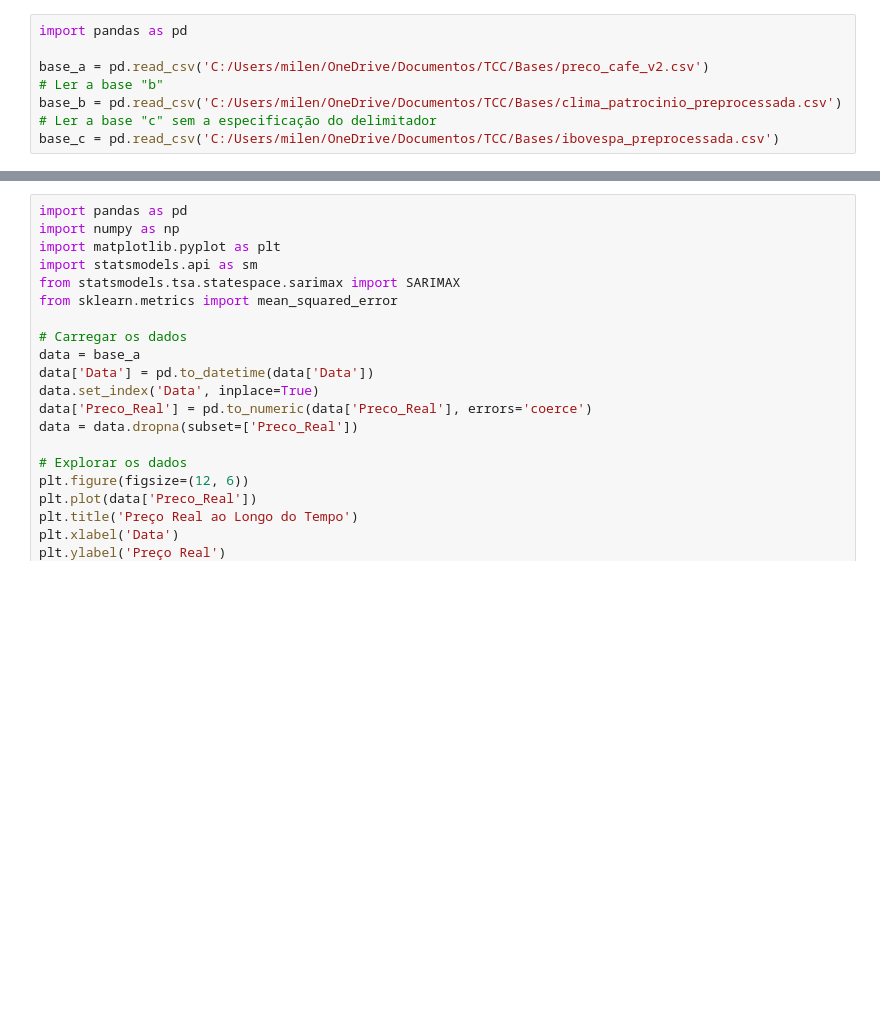
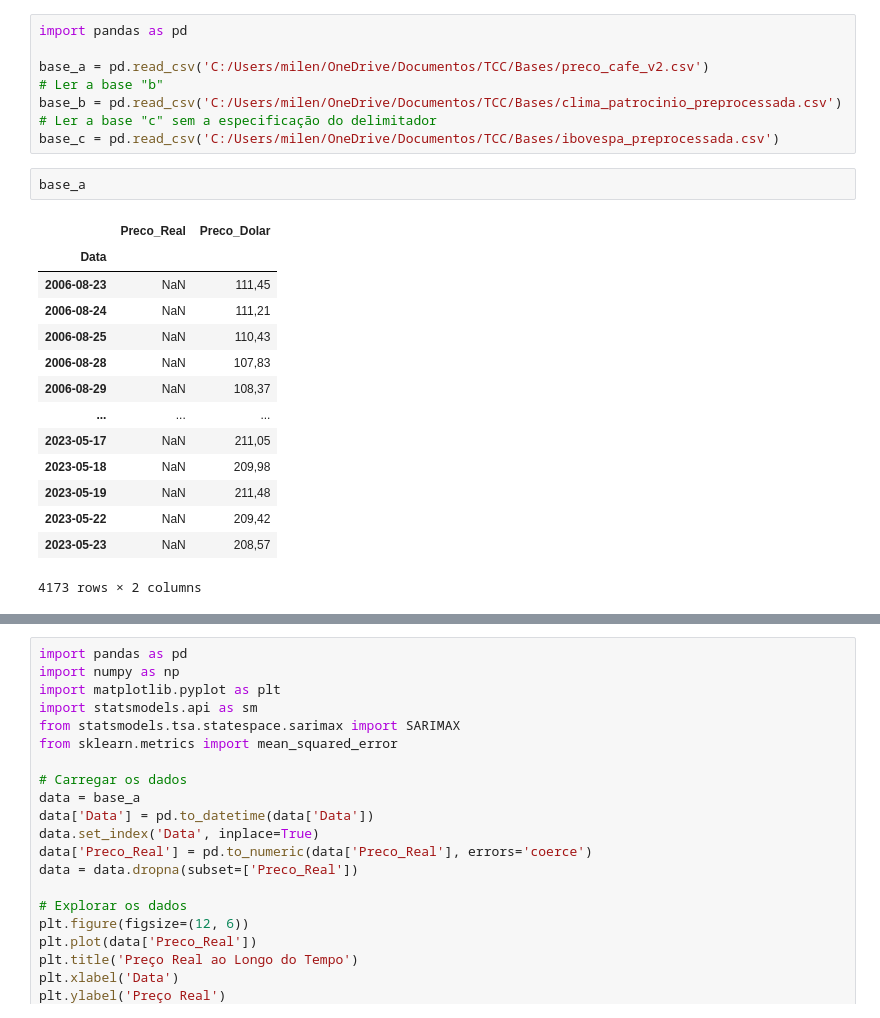
Before and after one commit to M1LENAFAR1A/Previsao_Diferenca_Pontos_Cafe, a Jupyter notebook: limpez_a.ipynb, the cells around one changed output, grey strips where cells are left out. Drawn from its saved outputs; the diff is of its cells as text; blank space fills up the shorter version.

```diff
--- a/limpez_a.ipynb
+++ b/limpez_a.ipynb
@@ -6,3 +6,20 @@ base_a = pd.read_csv('C:/Users/milen/OneDrive/Documentos/TCC/Bases/preco_cafe_v2
 base_b = pd.read_csv('C:/Users/milen/OneDrive/Documentos/TCC/Bases/clima_patrocinio_preprocessada.csv')
 # Ler a base "c" sem a especificação do delimitador
 base_c = pd.read_csv('C:/Users/milen/OneDrive/Documentos/TCC/Bases/ibovespa_preprocessada.csv')
+# %%
+base_a
+# %% [output]
+|  | Preco_Real | Preco_Dolar |
+| Data |  |  |
+| 2006-08-23 | NaN | 111,45 |
+| 2006-08-24 | NaN | 111,21 |
+| 2006-08-25 | NaN | 110,43 |
+| 2006-08-28 | NaN | 107,83 |
+| 2006-08-29 | NaN | 108,37 |
+| ... | ... | ... |
+| 2023-05-17 | NaN | 211,05 |
+| 2023-05-18 | NaN | 209,98 |
+| 2023-05-19 | NaN | 211,48 |
+| 2023-05-22 | NaN | 209,42 |
+| 2023-05-23 | NaN | 208,57 |
+4173 rows × 2 columns
```
Also changed, not shown: parts of 2 cells of this notebook.
